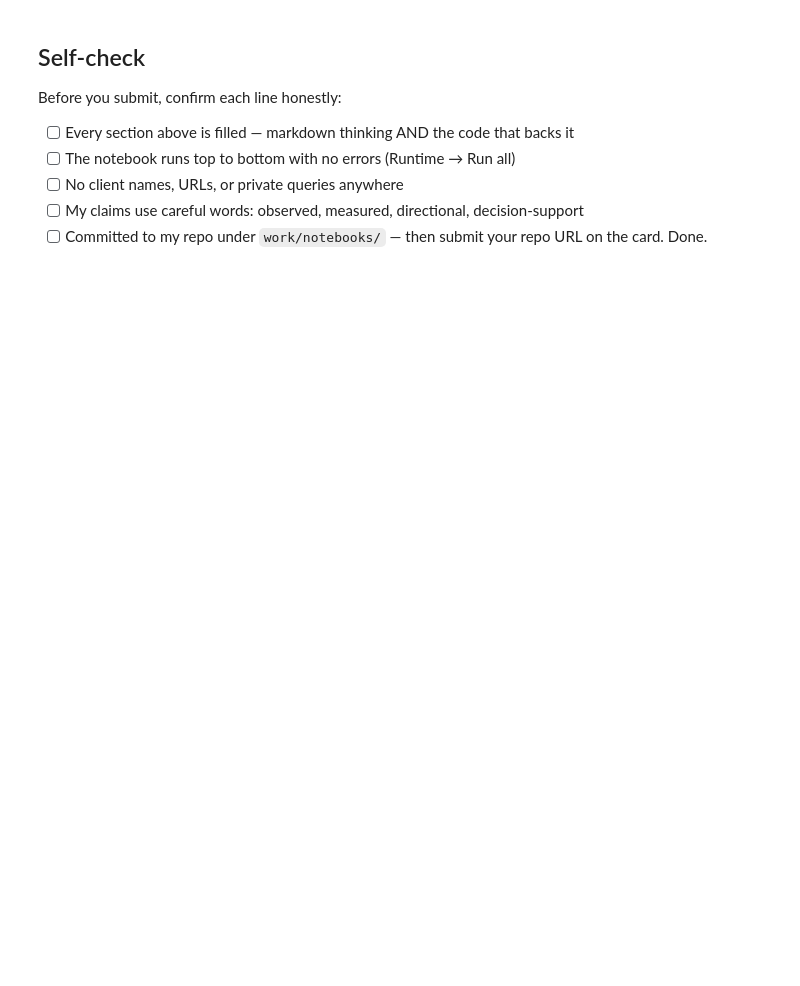
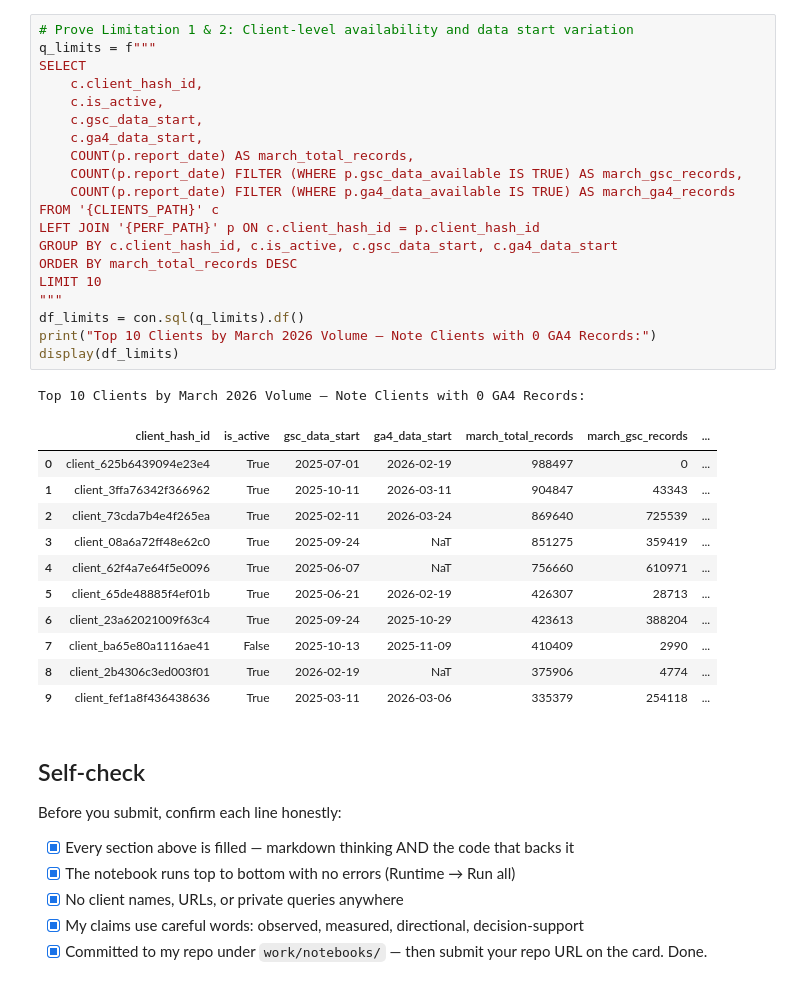
Before and after one commit to jaineshchaurasiya20/FlyRank_Ml_Assignment, a Jupyter notebook: work/notebooks/w03_data_contract.ipynb, the cells around one changed output. Cells and saved outputs as stored; diff of their text form; blank space fills up the shorter version.

Commit message:
Execute and verify ML-04 Search Intelligence Data Contract (w03_data_contract.ipynb)

```diff
--- a/work/notebooks/w03_data_contract.ipynb
+++ b/work/notebooks/w03_data_contract.ipynb
@@ -37,10 +389,43 @@ This skeleton is yours to fill. Work the sections **in order** — each one has
+# %%
+# Prove Limitation 1 & 2: Client-level availability and data start variation
+q_limits = f"""
+SELECT
+    c.client_hash_id,
+    c.is_active,
+    c.gsc_data_start,
+    c.ga4_data_start,
+    COUNT(p.report_date) AS march_total_records,
+    COUNT(p.report_date) FILTER (WHERE p.gsc_data_available IS TRUE) AS march_gsc_records,
+    COUNT(p.report_date) FILTER (WHERE p.ga4_data_available IS TRUE) AS march_ga4_records
+FROM '{CLIENTS_PATH}' c
+LEFT JOIN '{PERF_PATH}' p ON c.client_hash_id = p.client_hash_id
+GROUP BY c.client_hash_id, c.is_active, c.gsc_data_start, c.ga4_data_start
+ORDER BY march_total_records DESC
+LIMIT 10
+"""
+df_limits = con.sql(q_limits).df()
+print("Top 10 Clients by March 2026 Volume — Note Clients with 0 GA4 Records:")
+display(df_limits)
+# %% [output]
+Top 10 Clients by March 2026 Volume — Note Clients with 0 GA4 Records:
+|  | client_hash_id | is_active | gsc_data_start | ga4_data_start | march_total_records | march_gsc_records | ... |
+| 0 | client_625b6439094e23e4 | True | 2025-07-01 | 2026-02-19 | 988497 | 0 | ... |
+| 1 | client_3ffa76342f366962 | True | 2025-10-11 | 2026-03-11 | 904847 | 43343 | ... |
+| 2 | client_73cda7b4e4f265ea | True | 2025-02-11 | 2026-03-24 | 869640 | 725539 | ... |
+| 3 | client_08a6a72ff48e62c0 | True | 2025-09-24 | NaT | 851275 | 359419 | ... |
+| 4 | client_62f4a7e64f5e0096 | True | 2025-06-07 | NaT | 756660 | 610971 | ... |
+| 5 | client_65de48885f4ef01b | True | 2025-06-21 | 2026-02-19 | 426307 | 28713 | ... |
+| 6 | client_23a62021009f63c4 | True | 2025-09-24 | 2025-10-29 | 423613 | 388204 | ... |
+| 7 | client_ba65e80a1116ae41 | False | 2025-10-13 | 2025-11-09 | 410409 | 2990 | ... |
+| 8 | client_2b4306c3ed003f01 | True | 2026-02-19 | NaT | 375906 | 4774 | ... |
+| 9 | client_fef1a8f436438636 | True | 2025-03-11 | 2026-03-06 | 335379 | 254118 | ... |
 # %% [markdown]
 ## Self-check
 
 Before you submit, confirm each line honestly:
 
-- [ ] Every section above is filled — markdown thinking AND the code that backs it
-- [ ] The notebook runs top to bottom with no errors (Runtime → Run all)
-- [ ] No client names, URLs, or private queries anywhere
-- [ ] My claims use careful words: observed, measured, directional, decision-support
-- [ ] Committed to my repo under `work/notebooks/` — then submit your repo URL on the card. Done.
+- [x] Every section above is filled — markdown thinking AND the code that backs it
+- [x] The notebook runs top to bottom with no errors (Runtime → Run all)
+- [x] No client names, URLs, or private queries anywhere
+- [x] My claims use careful words: observed, measured, directional, decision-support
+- [x] Committed to my repo under `work/notebooks/` — then submit your repo URL on the card. Done.
```
Also changed, not shown: parts of 19 cells of this notebook.
